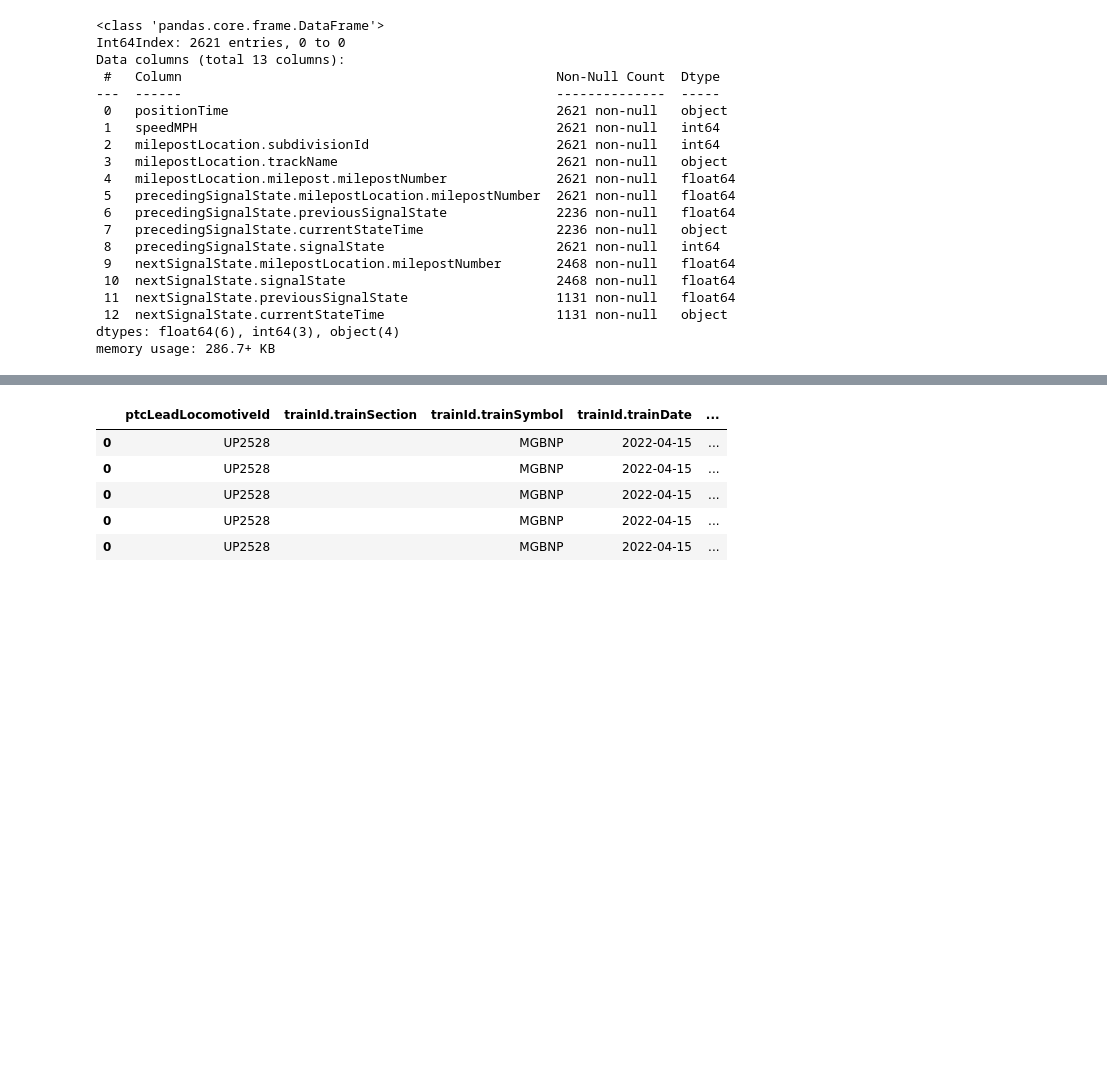
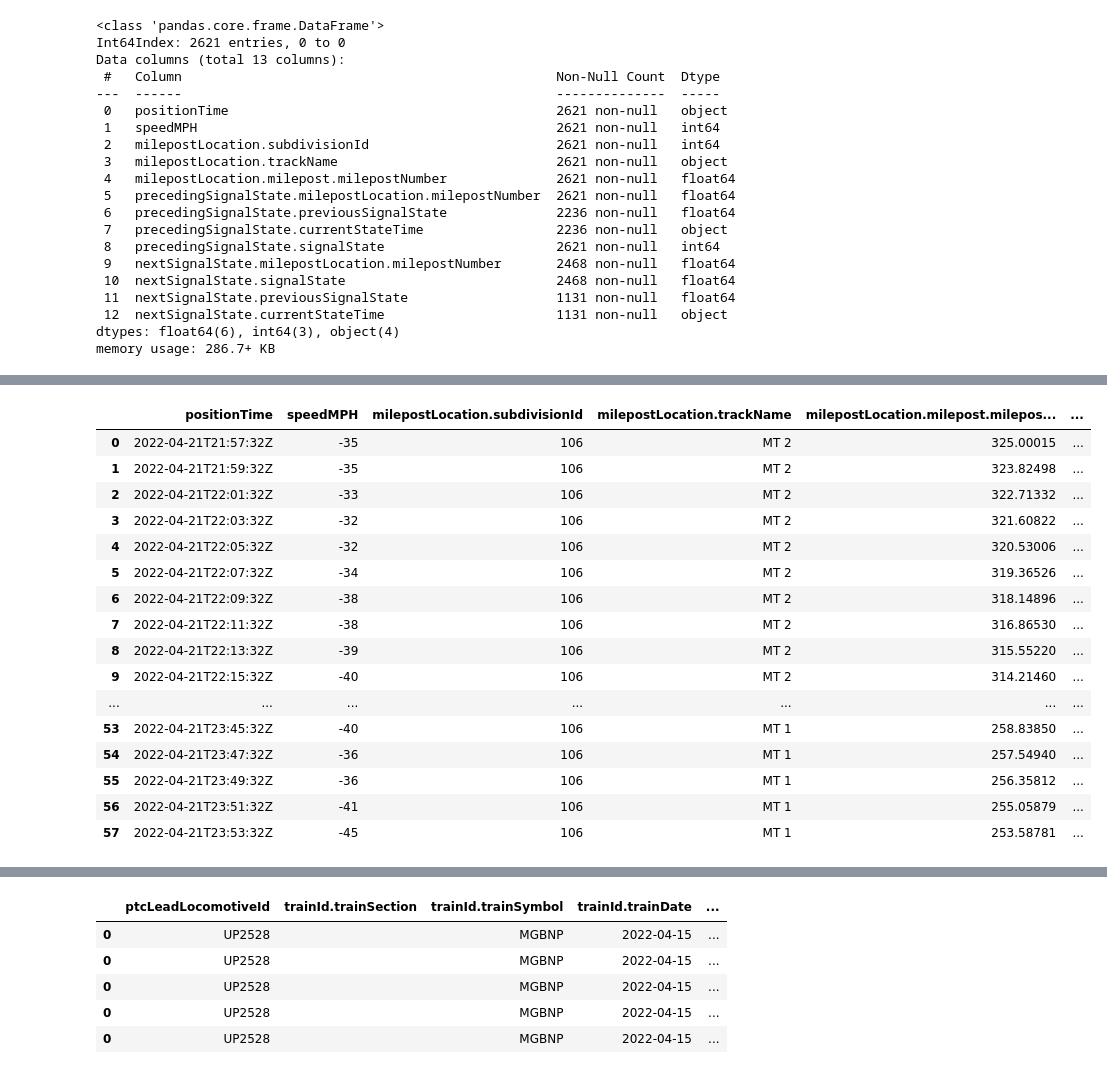
Before and after one commit to swicklund/hackathon, a Jupyter notebook: TensorFlowSteve.ipynb, the cells around one changed output, grey strips where cells are left out. Cells and saved outputs as stored; diff of their text form; code cells hidden in the pictures; blank space fills up the shorter version.

```diff
--- a/TensorFlowSteve.ipynb
+++ b/TensorFlowSteve.ipynb
@@ -103,3 +103,23 @@ Data columns (total 44 columns):
  43  lastReportedPosition.precedingSignalState.signalState                      402 non-null    float64
 dtypes: float64(17), int64(11), object(16)
 memory usage: 921.4+ KB
+# %%
+pd.json_normalize(dfTrains.iloc[100]['trainActualPositionList'])
+# %% [output]
+|  | positionTime | speedMPH | milepostLocation.subdivisionId | milepostLocation.trackName | milepostLocation.milepost.milepos... | ... |
+| 0 | 2022-04-21T21:57:32Z | -35 | 106 | MT 2 | 325.00015 | ... |
+| 1 | 2022-04-21T21:59:32Z | -35 | 106 | MT 2 | 323.82498 | ... |
+| 2 | 2022-04-21T22:01:32Z | -33 | 106 | MT 2 | 322.71332 | ... |
+| 3 | 2022-04-21T22:03:32Z | -32 | 106 | MT 2 | 321.60822 | ... |
+| 4 | 2022-04-21T22:05:32Z | -32 | 106 | MT 2 | 320.53006 | ... |
+| 5 | 2022-04-21T22:07:32Z | -34 | 106 | MT 2 | 319.36526 | ... |
+| 6 | 2022-04-21T22:09:32Z | -38 | 106 | MT 2 | 318.14896 | ... |
+| 7 | 2022-04-21T22:11:32Z | -38 | 106 | MT 2 | 316.86530 | ... |
+| 8 | 2022-04-21T22:13:32Z | -39 | 106 | MT 2 | 315.55220 | ... |
+| 9 | 2022-04-21T22:15:32Z | -40 | 106 | MT 2 | 314.21460 | ... |
+| ... | ... | ... | ... | ... | ... | ... |
+| 53 | 2022-04-21T23:45:32Z | -40 | 106 | MT 1 | 258.83850 | ... |
+| 54 | 2022-04-21T23:47:32Z | -36 | 106 | MT 1 | 257.54940 | ... |
+| 55 | 2022-04-21T23:49:32Z | -36 | 106 | MT 1 | 256.35812 | ... |
+| 56 | 2022-04-21T23:51:32Z | -41 | 106 | MT 1 | 255.05879 | ... |
+| 57 | 2022-04-21T23:53:32Z | -45 | 106 | MT 1 | 253.58781 | ... |
```
Also changed, not shown: parts of 7 cells of this notebook.
